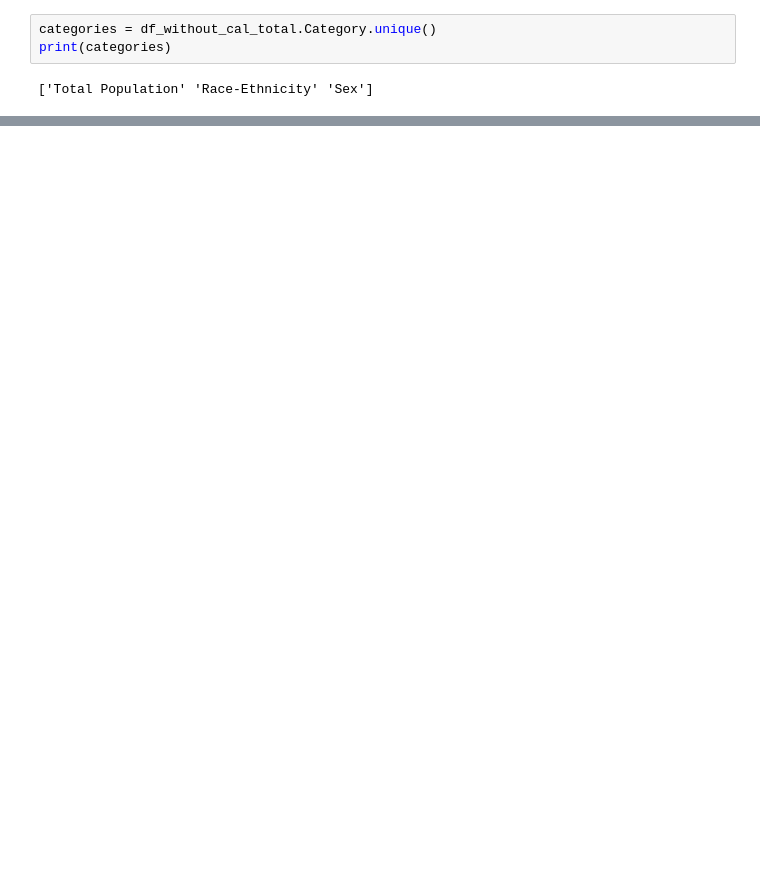
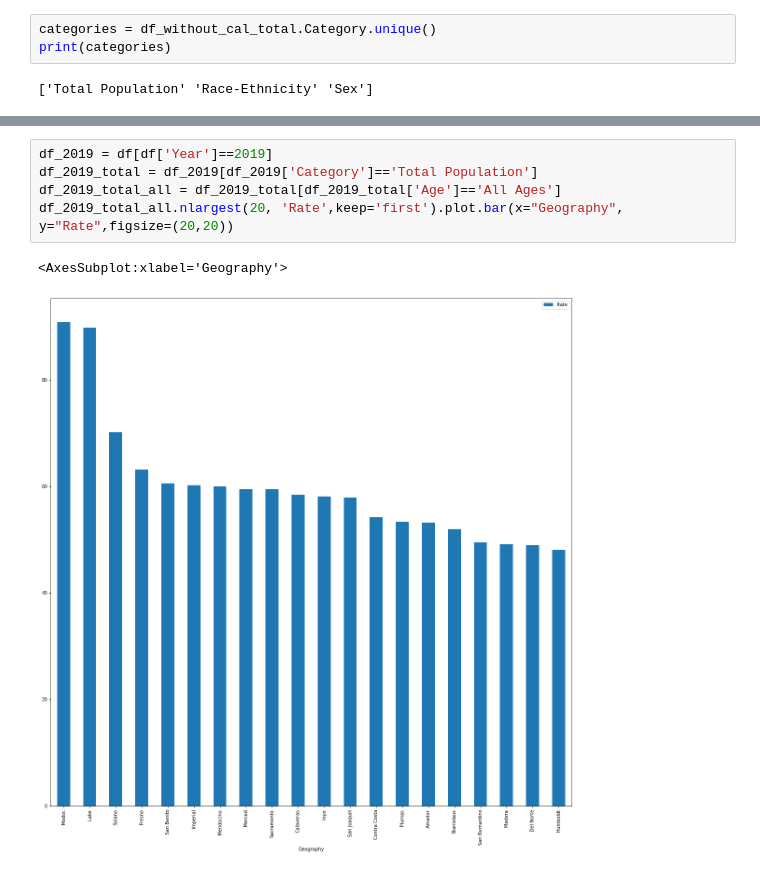
Before and after one commit to joelbray/team-103-project, a Jupyter notebook: asthma_EDA/asthma_eda.ipynb, the cells around one changed output, grey strips where cells are left out. Cells and saved outputs as stored; diff of their text form; blank space fills up the shorter version.

```diff
--- a/asthma_EDA/asthma_eda.ipynb
+++ b/asthma_EDA/asthma_eda.ipynb
@@ -124,0 +152,8 @@ sex_df.head(20)
+# %%
+df_2019 = df[df['Year']==2019]
+df_2019_total = df_2019[df_2019['Category']=='Total Population']
+df_2019_total_all = df_2019_total[df_2019_total['Age']=='All Ages']
+df_2019_total_all.nlargest(20, 'Rate',keep='first').plot.bar(x="Geography", y="Rate",figsize=(20,20))
+# %% [output]
+<AxesSubplot:xlabel='Geography'>
+[figure, added]
```
Also changed, not shown: parts of 12 cells of this notebook.
